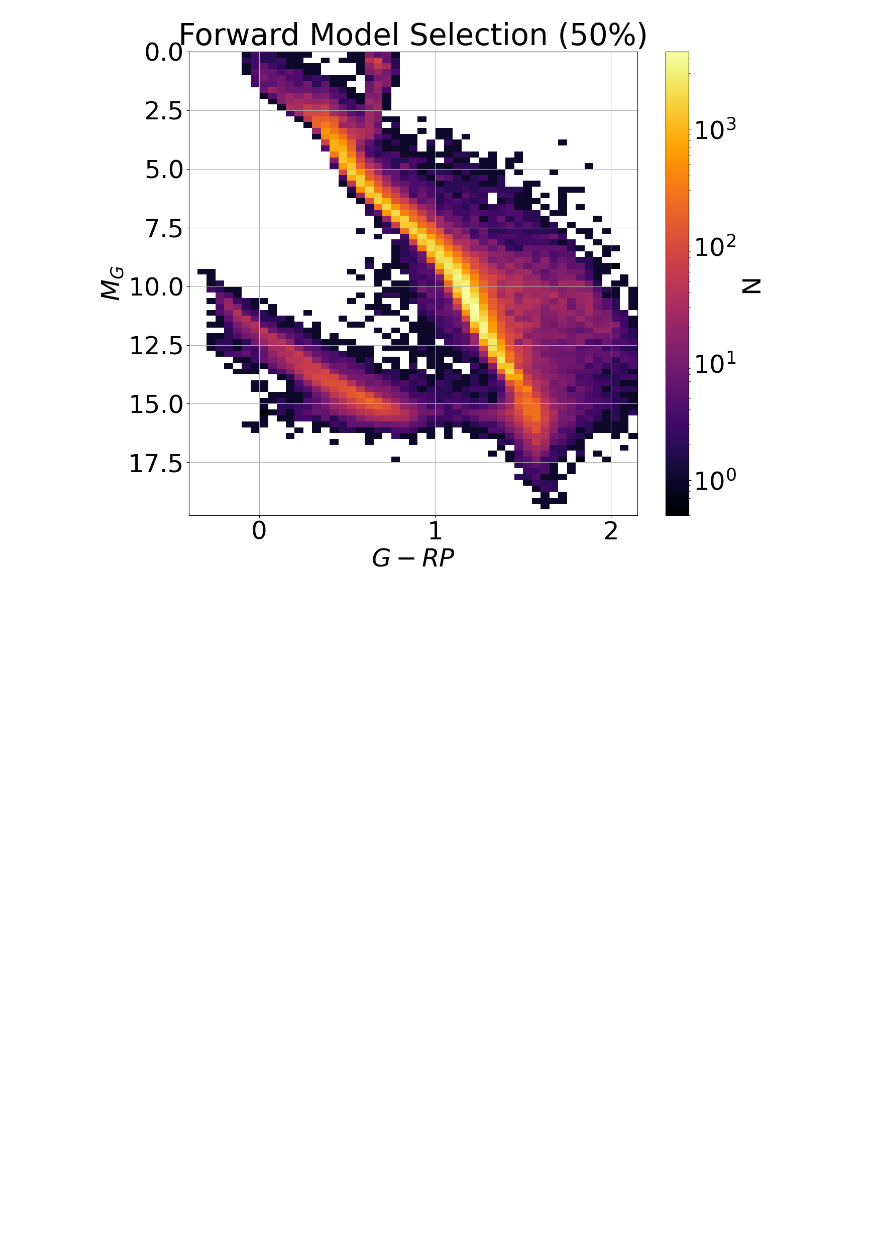
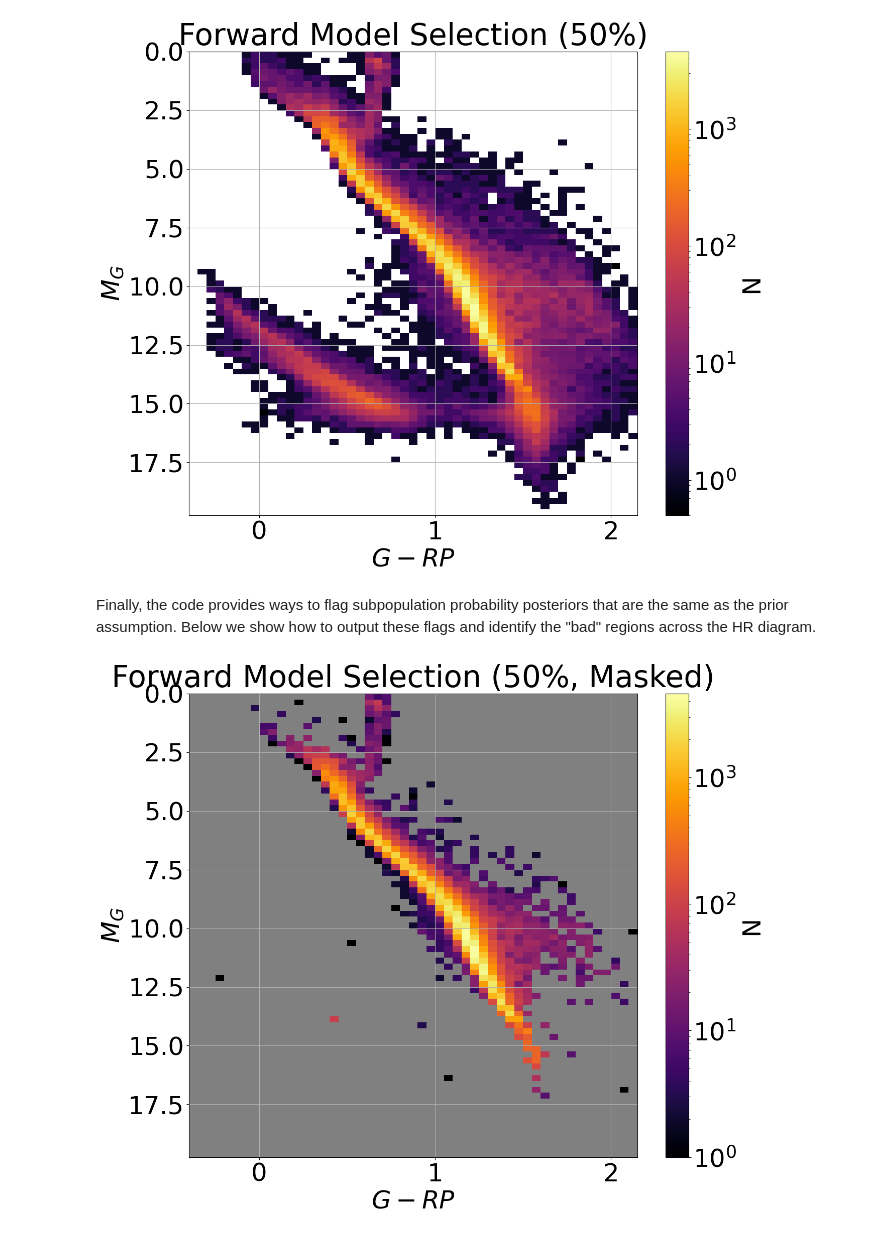
Before and after one commit to imedan/snc_sf, a Jupyter notebook: notebooks/appendix_example.ipynb, the cells around one changed output. Drawn from its saved outputs; the diff is of its cells as text; code cells hidden in the pictures; blank space fills up the shorter version.

Commit message:
add mask

```diff
--- a/notebooks/appendix_example.ipynb
+++ b/notebooks/appendix_example.ipynb
@@ -140,6 +140,37 @@ plt.savefig('paper_plots/appendix_ex/subpop_select.png', bbox_inches='tight')
 plt.show()
 # %% [output]
 [figure]
+# %% [markdown]
+Finally, the code provides ways to flag subpopulation probability posteriors that are the same as the prior assumption. Below we show how to output these flags and identify the "bad" regions across the HR diagram.
+# %%
+dist_change, kl_vals, kl_mean, kl_std, sample_mean, sample_var, prior_mean, prior_var = sf.check_posterior_samples(
+    filter_data, p_samples)
+
+
+# mask out regions returning the prior
+Nsub_50perc[~dist_change.reshape((n_g_rp, n_mg))] = np.nan
+
+# plot the results
+f, ax1 = plt.subplots(1, 1, figsize=(12 * 1.2, 10 * 1.2))
+
+# colormap to grey out nan regions
+cmap = plt.cm.inferno.copy()
+cmap.set_bad('grey')
+
+dens = ax1.imshow(Nsub_50perc.T,
+                  origin='lower', aspect='auto',
+                  extent=(g_rp_bins.min(), g_rp_bins.max(), MG_bins.min(), MG_bins.max()),
+                  norm=LogNorm(), cmap=cmap)
+ax1.set_xlabel(r'$G-RP$')
+ax1.set_ylabel(r'$M_G$')
+ax1.invert_yaxis()
+ax1.grid()
+ax1.set_title('Forward Model Selection (50%, Masked)')
+plt.colorbar(dens, ax=ax1, label='N')
+plt.savefig('paper_plots/appendix_ex/subpop_select_masked.png', bbox_inches='tight')
+plt.show()
+# %% [output]
+[figure, added]
 # %% [markdown]
 These plots demonstrate that the model correctly identifies more
 metal-rich stars as being redder on the HR diagram. As a note, these
```
Also changed, not shown: parts of 2 cells of this notebook.
